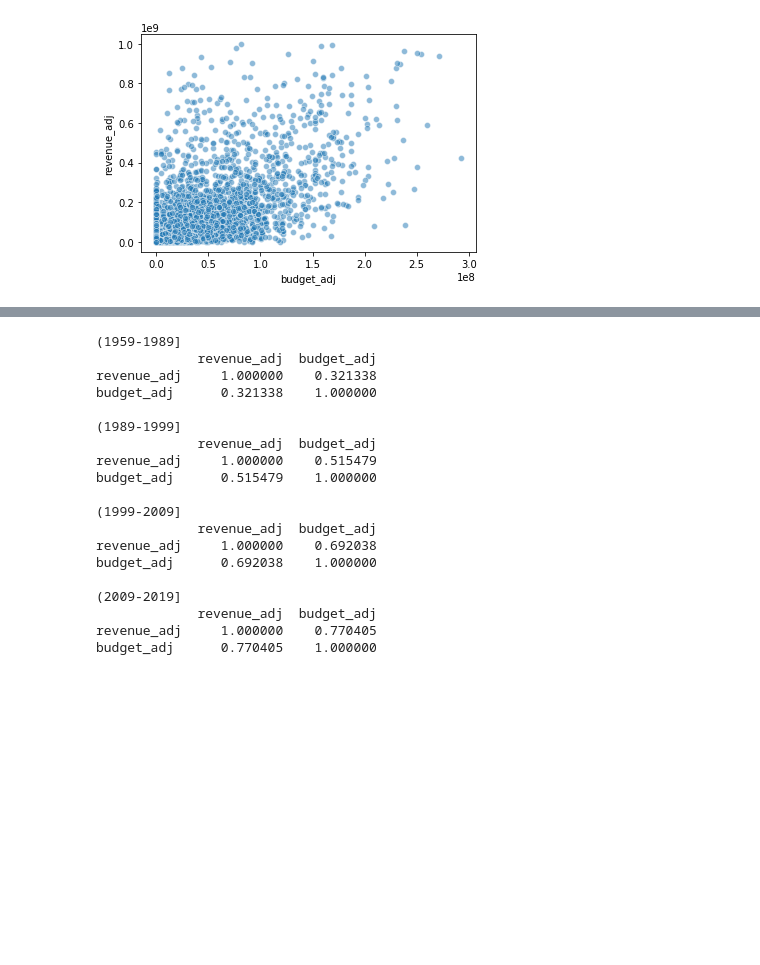
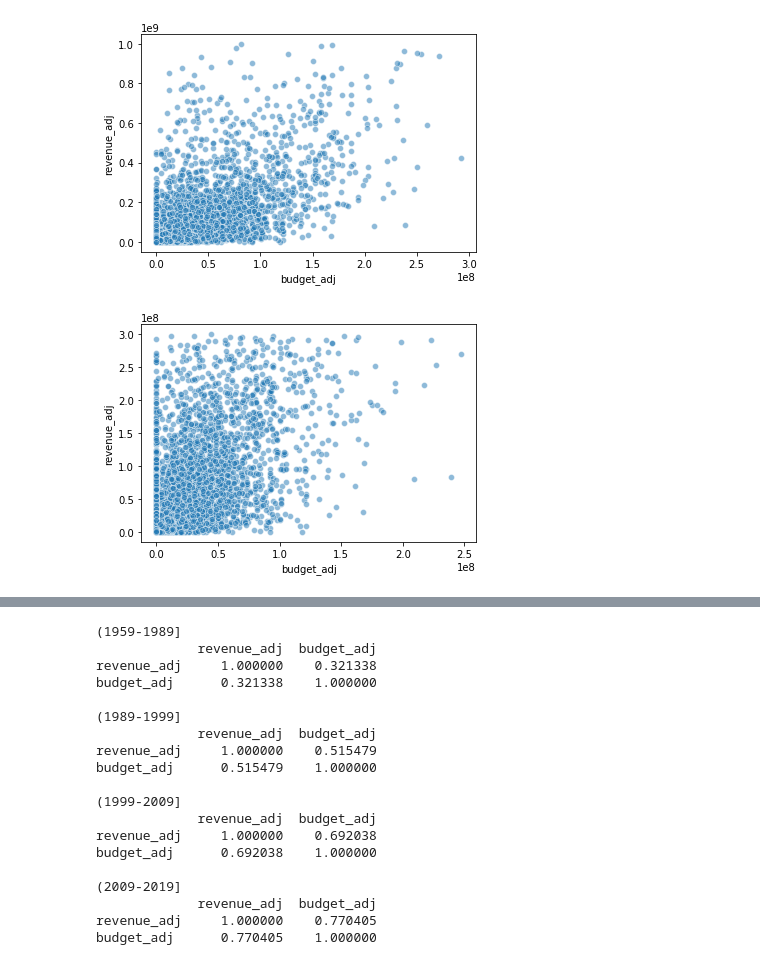
Before and after one commit to VilijaVait/data-analyst-udacity, a Jupyter notebook: projects/MovieDataAnalysis/movie-dataset-analysis-full.ipynb, the cells around one changed output, grey strips where cells are left out. Cells and saved outputs as stored; diff of their text form; code cells hidden in the pictures; blank space fills up the shorter version.

```diff
--- a/projects/MovieDataAnalysis/movie-dataset-analysis-full.ipynb
+++ b/projects/MovieDataAnalysis/movie-dataset-analysis-full.ipynb
@@ -507,3 +549,8 @@ plt.hist(df.budget_adj[df.budget_adj>=0.5*10**8], bins=bins);
 sns.scatterplot(data=df[(df.budget_adj<=3*10**8)&(df.revenue_adj<=1*10**9)], x='budget_adj', y='revenue_adj', alpha = 0.5);
 # %% [output]
 [figure]
+# %%
+# zooming in
+sns.scatterplot(data=df[(df.budget_adj<=3*10**8)&(df.revenue_adj<=0.3*10**9)], x='budget_adj', y='revenue_adj', alpha = 0.5);
+# %% [output]
+[figure, added]
```
Also changed, not shown: parts of 47 cells of this notebook, 1 other file.
